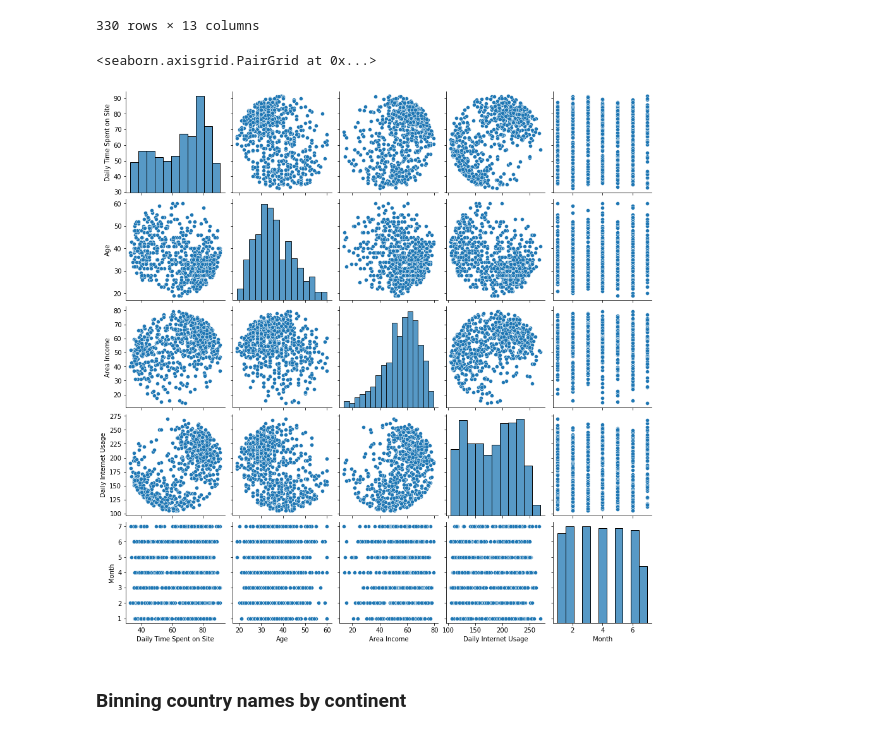
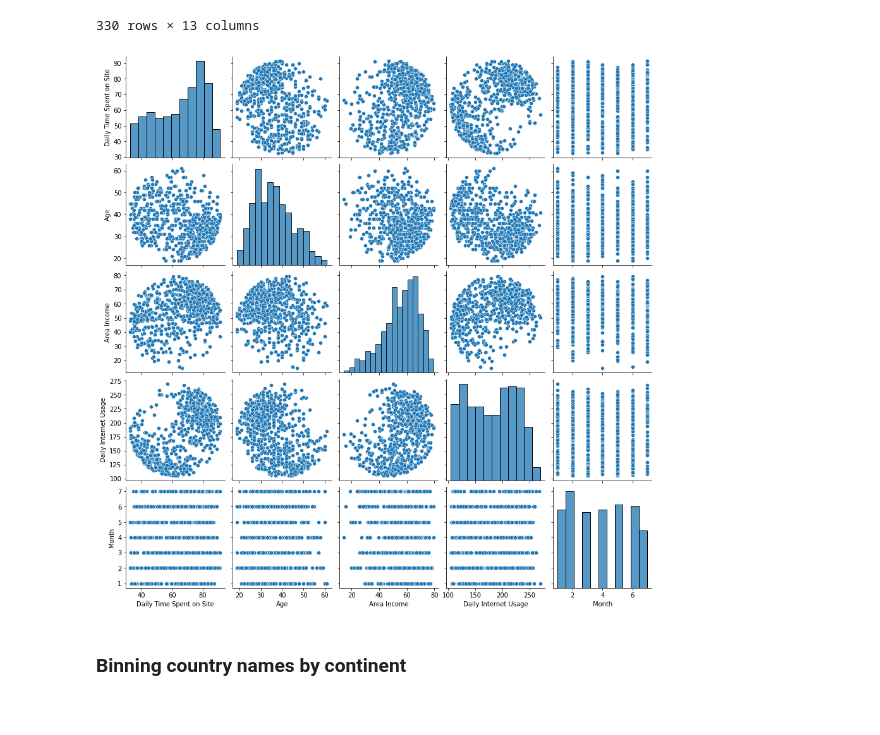
Before and after one commit to cmantooth/CTR_prediction, a Jupyter notebook: CTR_ads_working.ipynb, the cells around one changed output. Saved outputs shown, nothing was run; the diff lists cells and outputs as text; code cells hidden in the pictures.

Commit message:
Add images

```diff
--- a/CTR_ads_working.ipynb
+++ b/CTR_ads_working.ipynb
@@ -394,11 +394,11 @@ x_test
 #sns.countplot(ad_data['Month'], hue = ad_data['Clicked on Ad'])
 # %%
 #sns.countplot(ad_data['Time of Day'], hue = ad_data['Clicked on Ad'])
-# %%
-sns.pairplot(x_train)
-# %% [output]
-<seaborn.axisgrid.PairGrid at 0x...>
-[figure, removed]
+# %%
+x_train_prpt=sns.pairplot(x_train)
+x_train_prpt.savefig("x_train_prplt.png")
+# %% [output]
+[figure, added]
 # %% [markdown]
 ### Binning country names by continent
 # %%
```
Also changed, not shown: parts of 12 cells of this notebook, 2 other files.
